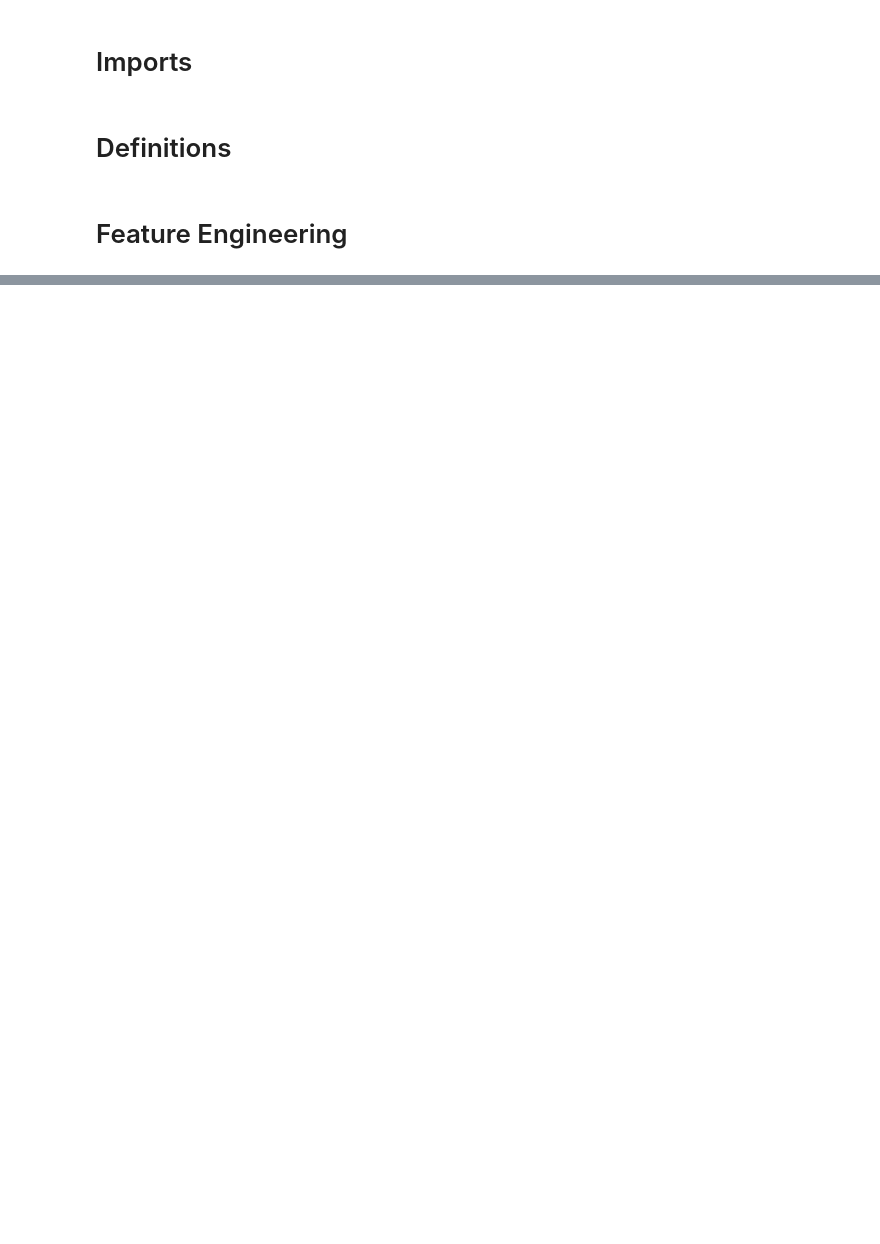
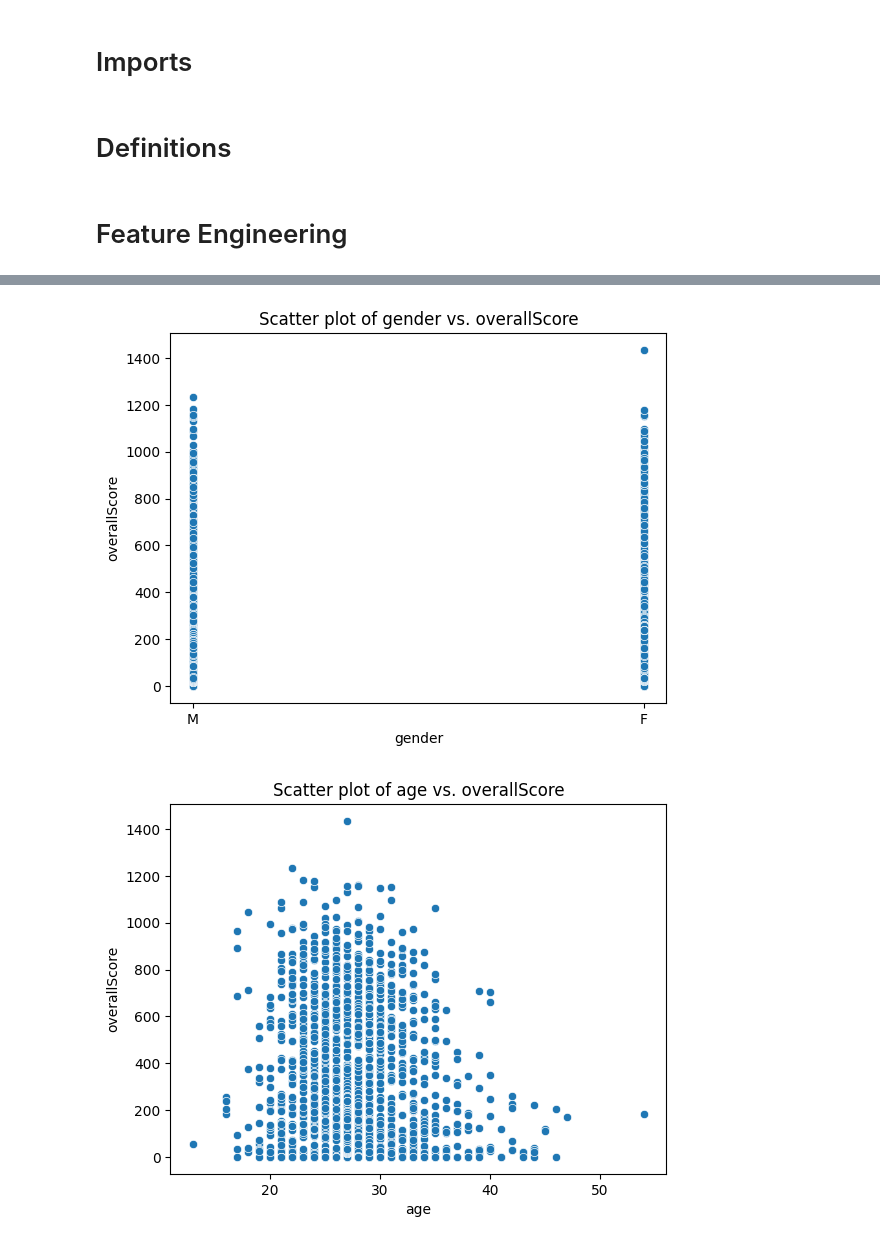
Before and after one commit to tgomesjuliana/ds-crossfit-games-competitions, a Jupyter notebook: feature_engineering.ipynb, the cells around one changed output, grey strips where cells are left out. Drawn from its saved outputs; the diff is of its cells as text; code cells hidden in the pictures; blank space fills up the shorter version.

```diff
--- a/feature_engineering.ipynb
+++ b/feature_engineering.ipynb
@@ -104,11 +124,21 @@ Index(['competitorId', 'competitorName', 'firstName', 'lastName', 'gender',
 # %%
-data = df_games_and_open[['regionId', 'genderId', 'age', 'height', 'weight', 'bmi', 'overallRank', 'overallScore', 'openRank', 'openScore',
-                  'openCompetitor']]
+# Assuming df_games_and_open is the DataFrame containing your data
+data = df_games_and_open[['gender', 'age', 'height', 'weight', 'bmi', 'regionName', 'status', 'year', 'overallRank',
+                          'overallScore', 'openCompetitor', 'openRank', 'openScore', 'gamesCompetitions', 'openCompetitions']]
 
-# Get the list of column names, excluding the 'overallScores' column
+# Get the list of column names, excluding the 'overallScore' column
 x_columns = [col for col in data.columns if col != 'overallScore']
 
 # Create a scatter plot for each column
 for column in x_columns:
-    fig = px.scatter(data_frame=data, x=column, y='overallScore', title=f'Scatter plot of {column} vs. overallScore')
-    fig.show()
+    # Plot a scatter plot using Seaborn
+    sns.scatterplot(x=column, y='overallScore', data=data)
+
+    # Set the title for each plot
+    plt.title(f'Scatter plot of {column} vs. overallScore')
+
+    # Display the plot
+    plt.show()
+# %% [output]
+[figure, added]
+[figure, added]
```
Also changed, not shown: parts of 7 cells of this notebook, 3 other files.
